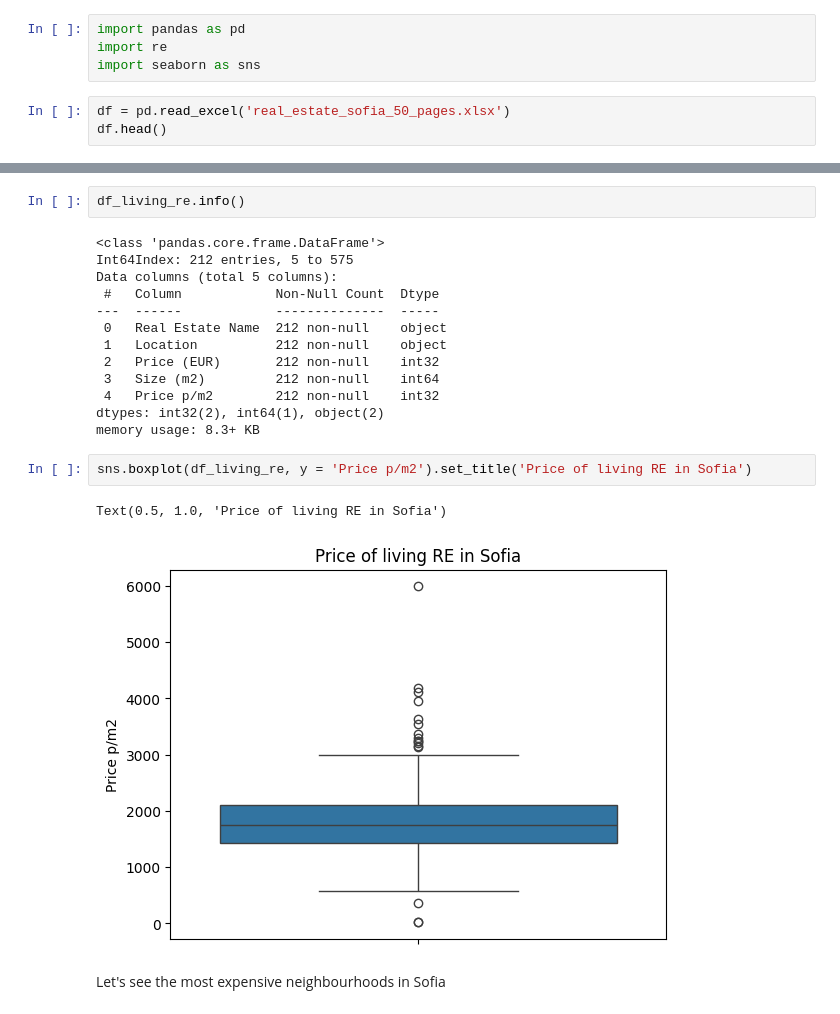
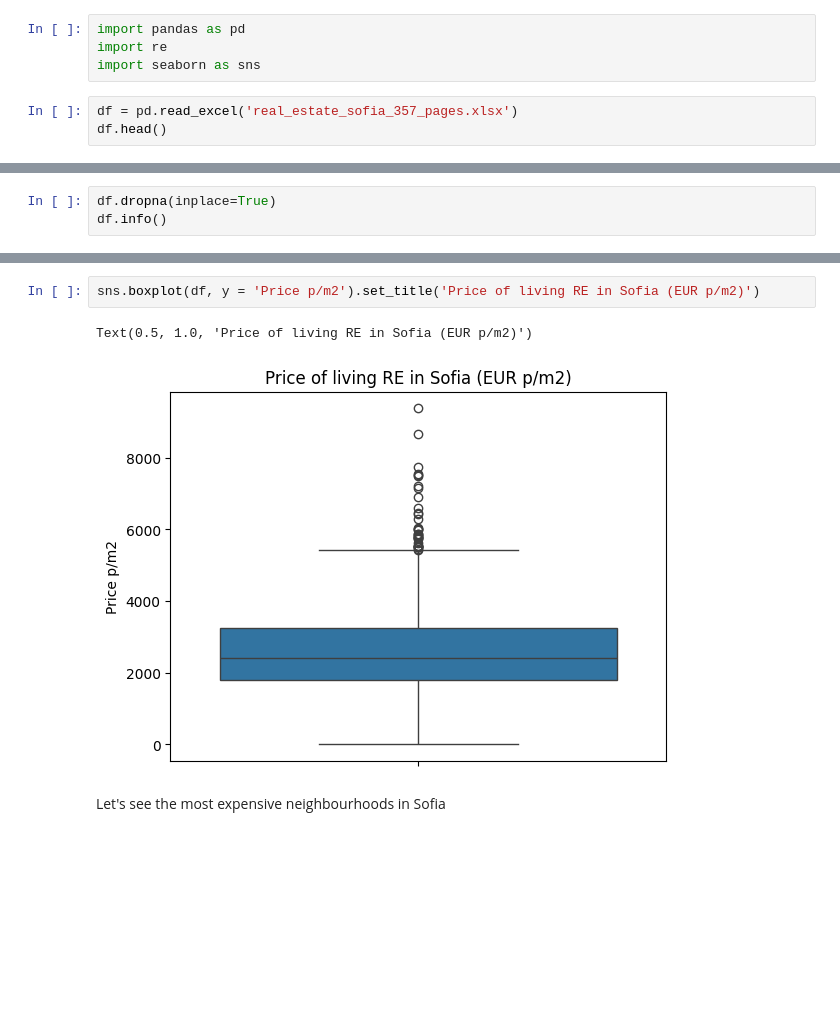
Before and after one commit to ssstoev/Sofia-Real-Estate-Analysis, a Jupyter notebook: real_estate_analysis.ipynb, the cells around one changed output, grey strips where cells are left out. Drawn from its saved outputs; the diff is of its cells as text; blank space fills up the shorter version.

Commit message:
Increased data sample and added some new data exploration

```diff
--- a/real_estate_analysis.ipynb
+++ b/real_estate_analysis.ipynb
@@ -3,7 +3,7 @@ import pandas as pd
 import re
 import seaborn as sns
 # %%
-df = pd.read_excel('real_estate_sofia_50_pages.xlsx')
+df = pd.read_excel('real_estate_sofia_357_pages.xlsx')
 df.head()
 # %% [output]
 |  | Real Estate Name | Location | Price (EUR) | Size (m2) |
@@ -18,2 +32,5 @@ We can also remove the square meter size from the real estate name.
 
 Some real estates do not have a speicific price (only when you ask)(призапитване)
+# %%
+df.dropna(inplace=True)
+df.info()
@@ -87,23 +90,8 @@ df_living_re['Real Estate Name'].unique().tolist()
-# %%
-df_living_re.info()
-# %% [output]
-<class 'pandas.core.frame.DataFrame'>
-Int64Index: 212 entries, 5 to 575
-Data columns (total 5 columns):
- #   Column            Non-Null Count  Dtype
----  ------            --------------  -----
- 0   Real Estate Name  212 non-null    object
- 1   Location          212 non-null    object
- 2   Price (EUR)       212 non-null    int32
- 3   Size (m2)         212 non-null    int64
- 4   Price p/m2        212 non-null    int32
-dtypes: int32(2), int64(1), object(2)
-memory usage: 8.3+ KB
 # %%
-sns.boxplot(df_living_re, y = 'Price p/m2').set_title('Price of living RE in Sofia')
+sns.boxplot(df, y = 'Price p/m2').set_title('Price of living RE in Sofia (EUR p/m2)')
 # %% [output]
-Text(0.5, 1.0, 'Price of living RE in Sofia')
+Text(0.5, 1.0, 'Price of living RE in Sofia (EUR p/m2)')
-[figure, old version]
+[figure, new version]
 # %% [markdown]
 Let's see the most expensive neighbourhoods in Sofia
 # %%
```
Also changed, not shown: parts of 22 cells of this notebook, 2 other files.
